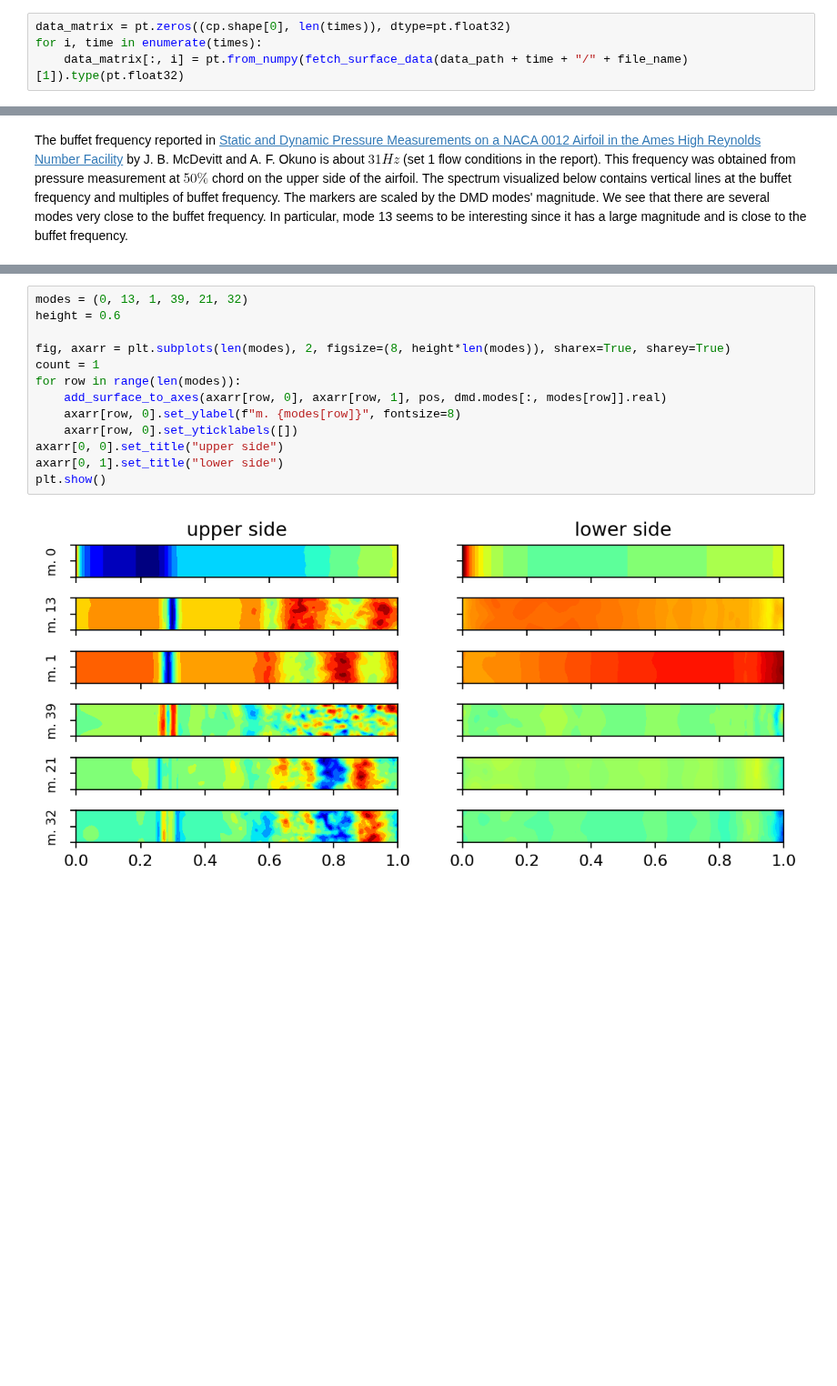
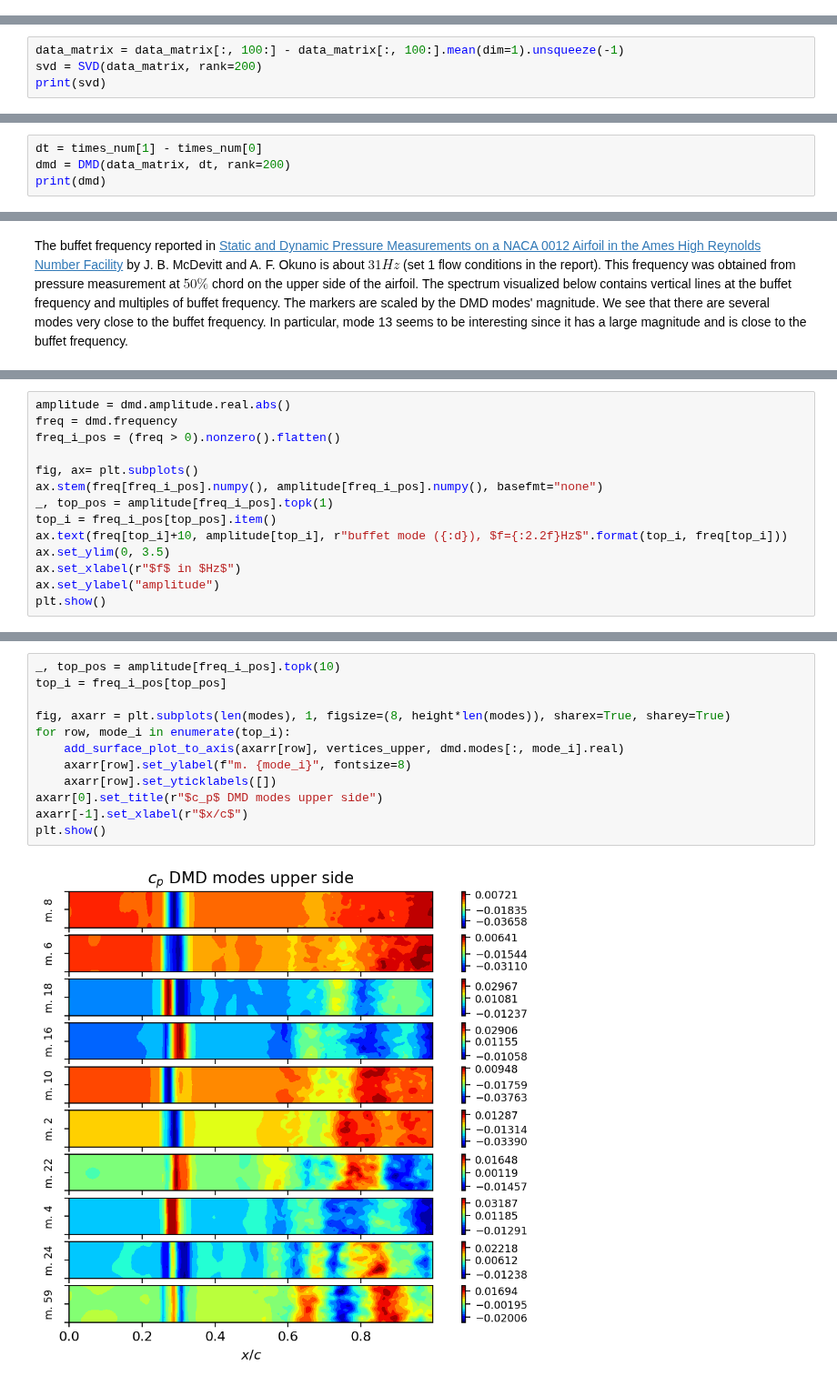
Before and after one commit to FlowModelingControl/flowtorch, a Jupyter notebook: docs/source/notebooks/dmd_naca0012_surface.ipynb, the cells around one changed output, grey strips where cells are left out. Shown at 91% size. Saved outputs shown, nothing was run; the diff lists cells and outputs as text; blank space fills up the shorter version.

```diff
--- a/docs/source/notebooks/dmd_naca0012_surface.ipynb
+++ b/docs/source/notebooks/dmd_naca0012_surface.ipynb
@@ -115,4 +0,0 @@ Now we assemble the data matrix. The function *fetch_surface_data* returns *nump
-# %%
-data_matrix = pt.zeros((cp.shape[0], len(times)), dtype=pt.float32)
-for i, time in enumerate(times):
-    data_matrix[:, i] = pt.from_numpy(fetch_surface_data(data_path + time + "/" + file_name)[1]).type(pt.float32)
@@ -200,0 +107,4 @@ plt.show()
+# %%
+data_matrix = data_matrix[:, 100:] - data_matrix[:, 100:].mean(dim=1).unsqueeze(-1)
+svd = SVD(data_matrix, rank=200)
+print(svd)
@@ -200,0 +170,4 @@ plt.show()
+# %%
+dt = times_num[1] - times_num[0]
+dmd = DMD(data_matrix, dt, rank=200)
+print(dmd)
@@ -221,0 +196,14 @@ plt.show()
+# %%
+amplitude = dmd.amplitude.real.abs()
+freq = dmd.frequency
+freq_i_pos = (freq > 0).nonzero().flatten()
+
+fig, ax= plt.subplots()
+ax.stem(freq[freq_i_pos].numpy(), amplitude[freq_i_pos].numpy(), basefmt="none")
+_, top_pos = amplitude[freq_i_pos].topk(1)
+top_i = freq_i_pos[top_pos].item()
+ax.text(freq[top_i]+10, amplitude[top_i], r"buffet mode ({:d}), $f={:2.2f}Hz$".format(top_i, freq[top_i]))
+ax.set_ylim(0, 3.5)
+ax.set_xlabel(r"$f$ in $Hz$")
+ax.set_ylabel("amplitude")
+plt.show()
@@ -224,15 +214,14 @@ In the final step, we visualize several of the DMD modes with frequencies close
 # %%
-modes = (0, 13, 1, 39, 21, 32)
-height = 0.6
+_, top_pos = amplitude[freq_i_pos].topk(10)
+top_i = freq_i_pos[top_pos]
 
-fig, axarr = plt.subplots(len(modes), 2, figsize=(8, height*len(modes)), sharex=True, sharey=True)
-count = 1
-for row in range(len(modes)):
-    add_surface_to_axes(axarr[row, 0], axarr[row, 1], pos, dmd.modes[:, modes[row]].real)
-    axarr[row, 0].set_ylabel(f"m. {modes[row]}", fontsize=8)
-    axarr[row, 0].set_yticklabels([])
-axarr[0, 0].set_title("upper side")
-axarr[0, 1].set_title("lower side")
+fig, axarr = plt.subplots(len(modes), 1, figsize=(8, height*len(modes)), sharex=True, sharey=True)
+for row, mode_i in enumerate(top_i):
+    add_surface_plot_to_axis(axarr[row], vertices_upper, dmd.modes[:, mode_i].real)
+    axarr[row].set_ylabel(f"m. {mode_i}", fontsize=8)
+    axarr[row].set_yticklabels([])
+axarr[0].set_title(r"$c_p$ DMD modes upper side")
+axarr[-1].set_xlabel(r"$x/c$")
 plt.show()
 # %% [output]
-[figure, old version]
+[figure, new version]
```
Also changed, not shown: parts of 45 cells of this notebook, 1 other file.
